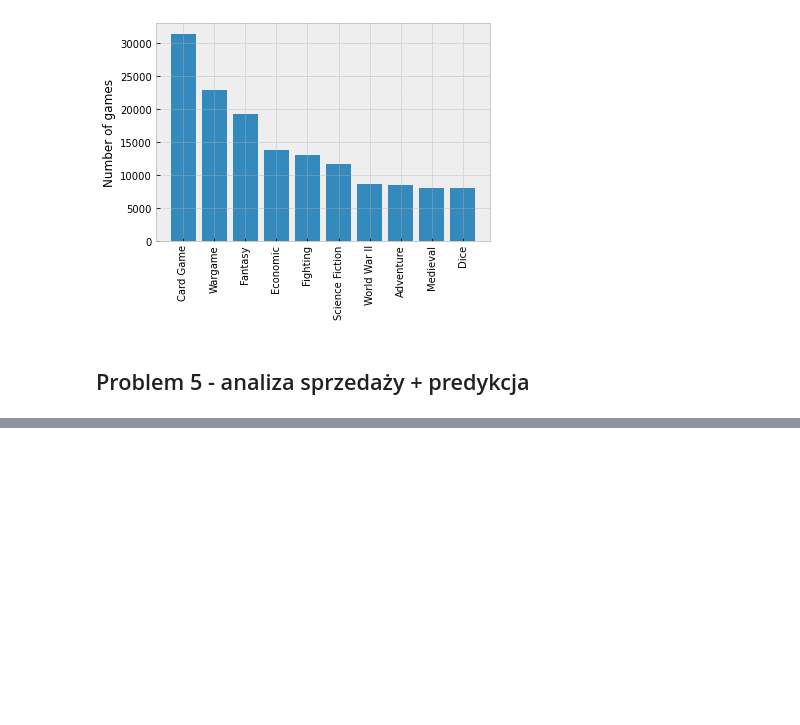
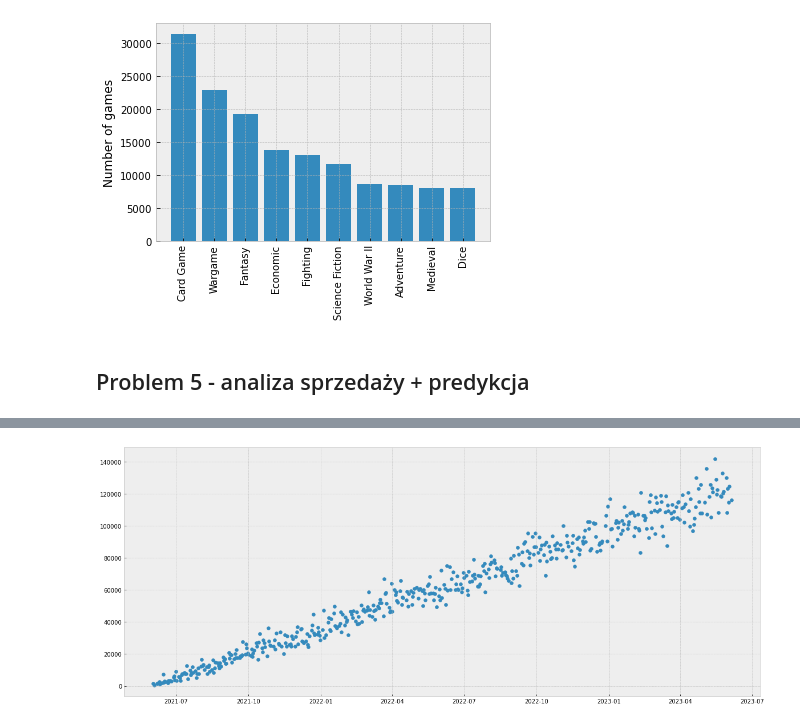
Before and after one commit to mweuro/Gameshop_database, a Jupyter notebook: Michal/analysis.ipynb, the cells around one changed output, grey strips where cells are left out. Saved outputs shown, nothing was run; the diff lists cells and outputs as text; code cells hidden in the pictures; blank space fills up the shorter version.

```diff
--- a/Michal/analysis.ipynb
+++ b/Michal/analysis.ipynb
@@ -340,3 +344,8 @@ ctgr
 [figure]
 # %% [markdown]
 ## Problem 5 - analiza sprzedaży + predykcja
+# %%
+df5 = join_tables(games_for_sale, sale, 'game_id', 'game_id')
+df5 = df5.loc[:, ~df5.columns.duplicated()]
+df5 = df5[['amount', 'date']]
+df5.head()
@@ -342,0 +359,3 @@ ctgr
+# %%
+sales_historical = df5.groupby('date').sum()
+sales_historical
@@ -342,0 +382,6 @@ ctgr
+# %%
+fig, ax = plt.subplots(figsize = (20, 8))
+ax.scatter(sales_historical.index, sales_historical.amount)
+plt.show()
+# %% [output]
+[figure, added]
```
Also changed, not shown: parts of 18 cells of this notebook.
